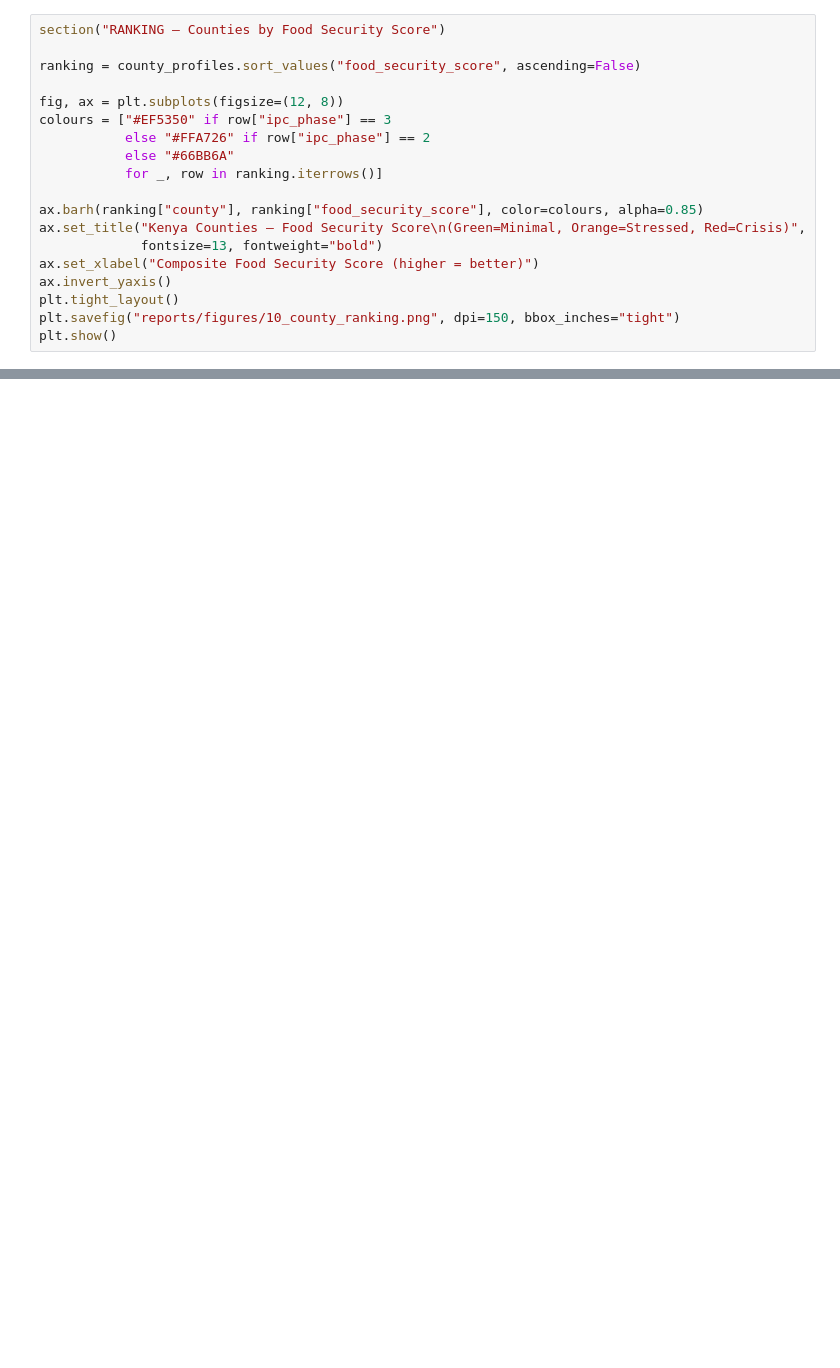
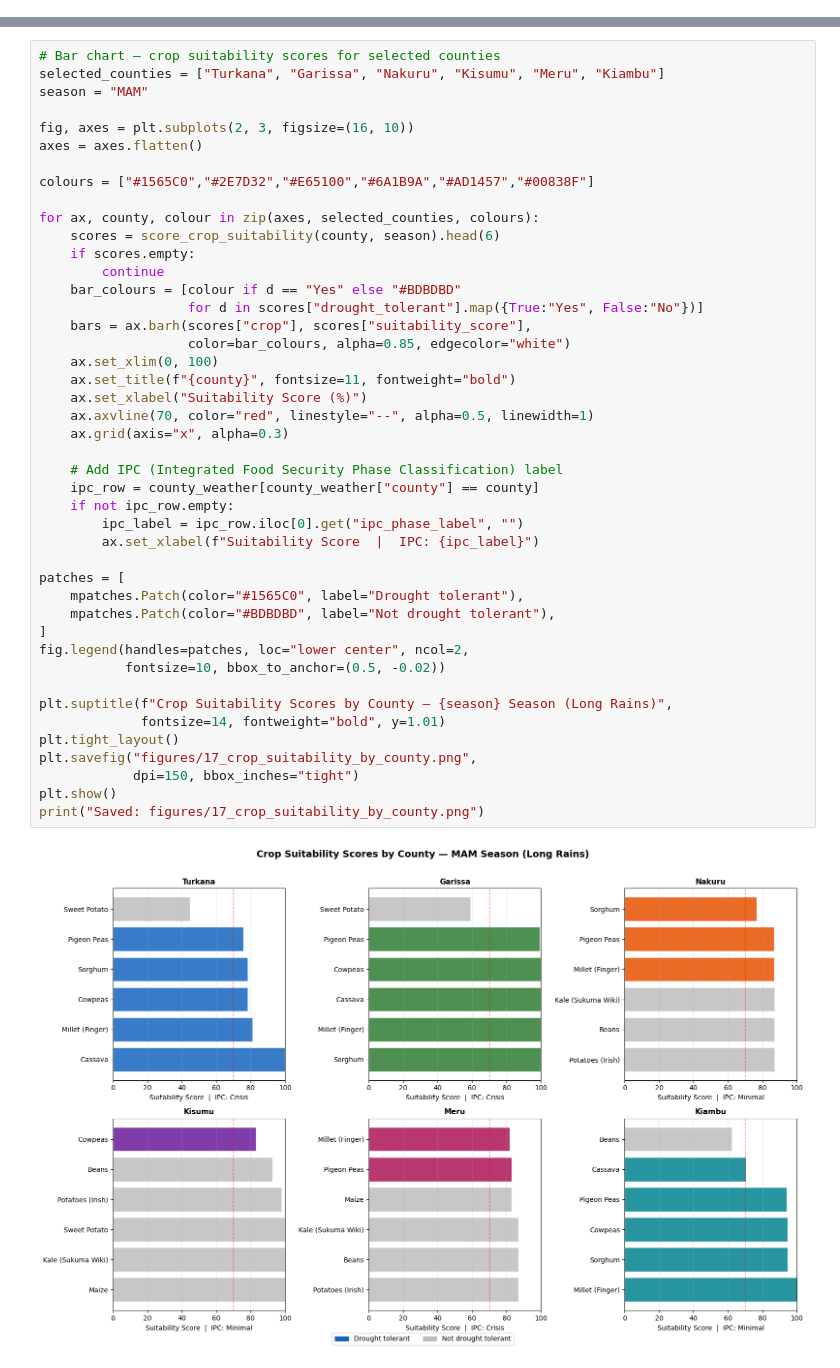
Before and after one commit to EveMichelle/kenya-smart-agriculture, a Jupyter notebook: notebooks/06_recommendation.ipynb, the cells around one changed output, grey strips where cells are left out. Cells and saved outputs as stored; diff of their text form; blank space fills up the shorter version.

Commit message:
feat: farmer crop and market recommendation system - NASA weather + WFP prices across 226 Kenya markets

```diff
--- a/notebooks/06_recommendation.ipynb
+++ b/notebooks/06_recommendation.ipynb
@@ -88,19 +607,0 @@ print(recommend_similar_counties("Kiambu"))
-# %%
-section("RANKING — Counties by Food Security Score")
-
-ranking = county_profiles.sort_values("food_security_score", ascending=False)
-
-fig, ax = plt.subplots(figsize=(12, 8))
-colours = ["#EF5350" if row["ipc_phase"] == 3
-           else "#FFA726" if row["ipc_phase"] == 2
-           else "#66BB6A"
-           for _, row in ranking.iterrows()]
-
-ax.barh(ranking["county"], ranking["food_security_score"], color=colours, alpha=0.85)
-ax.set_title("Kenya Counties — Food Security Score\n(Green=Minimal, Orange=Stressed, Red=Crisis)",
-             fontsize=13, fontweight="bold")
-ax.set_xlabel("Composite Food Security Score (higher = better)")
-ax.invert_yaxis()
-plt.tight_layout()
-plt.savefig("reports/figures/10_county_ranking.png", dpi=150, bbox_inches="tight")
-plt.show()
@@ -106,0 +699,46 @@ plt.show()
+# %%
+# Bar chart — crop suitability scores for selected counties
+selected_counties = ["Turkana", "Garissa", "Nakuru", "Kisumu", "Meru", "Kiambu"]
+season = "MAM"
+
+fig, axes = plt.subplots(2, 3, figsize=(16, 10))
+axes = axes.flatten()
+
+colours = ["#1565C0","#2E7D32","#E65100","#6A1B9A","#AD1457","#00838F"]
+
+for ax, county, colour in zip(axes, selected_counties, colours):
+    scores = score_crop_suitability(county, season).head(6)
+    if scores.empty:
+        continue
+    bar_colours = [colour if d == "Yes" else "#BDBDBD"
+                   for d in scores["drought_tolerant"].map({True:"Yes", False:"No"})]
+    bars = ax.barh(scores["crop"], scores["suitability_score"],
+                   color=bar_colours, alpha=0.85, edgecolor="white")
+    ax.set_xlim(0, 100)
+    ax.set_title(f"{county}", fontsize=11, fontweight="bold")
+    ax.set_xlabel("Suitability Score (%)")
+    ax.axvline(70, color="red", linestyle="--", alpha=0.5, linewidth=1)
+    ax.grid(axis="x", alpha=0.3)
+
+    # Add IPC (Integrated Food Security Phase Classification) label
+    ipc_row = county_weather[county_weather["county"] == county]
+    if not ipc_row.empty:
+        ipc_label = ipc_row.iloc[0].get("ipc_phase_label", "")
+        ax.set_xlabel(f"Suitability Score  |  IPC: {ipc_label}")
+
+patches = [
+    mpatches.Patch(color="#1565C0", label="Drought tolerant"),
+    mpatches.Patch(color="#BDBDBD", label="Not drought tolerant"),
+]
+fig.legend(handles=patches, loc="lower center", ncol=2,
+           fontsize=10, bbox_to_anchor=(0.5, -0.02))
+
+plt.suptitle(f"Crop Suitability Scores by County — {season} Season (Long Rains)",
+             fontsize=14, fontweight="bold", y=1.01)
+plt.tight_layout()
+plt.savefig("figures/17_crop_suitability_by_county.png",
+            dpi=150, bbox_inches="tight")
+plt.show()
+print("Saved: figures/17_crop_suitability_by_county.png")
+# %% [output]
+[figure, added]
```
Also changed, not shown: parts of 35 cells of this notebook, 4 other files.
